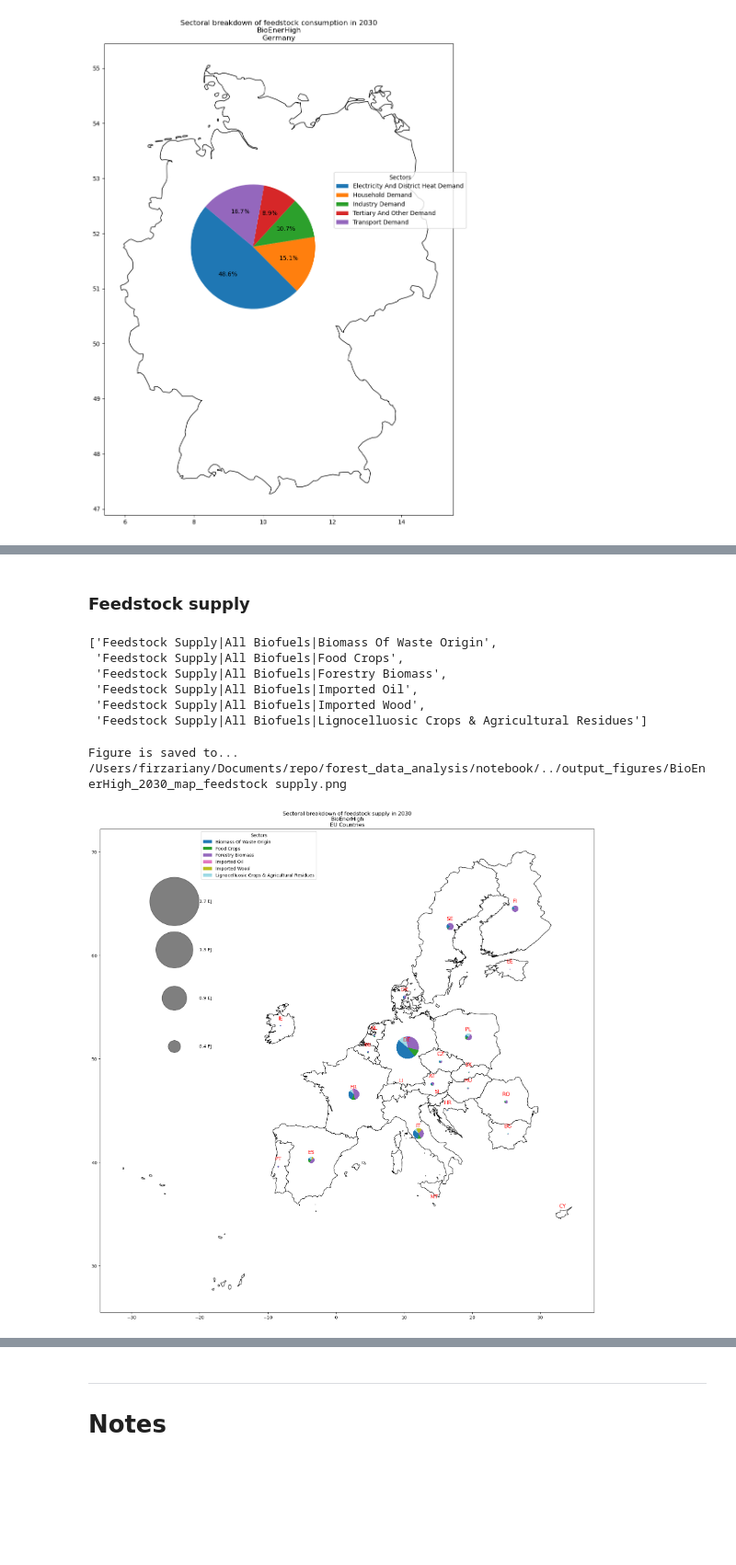
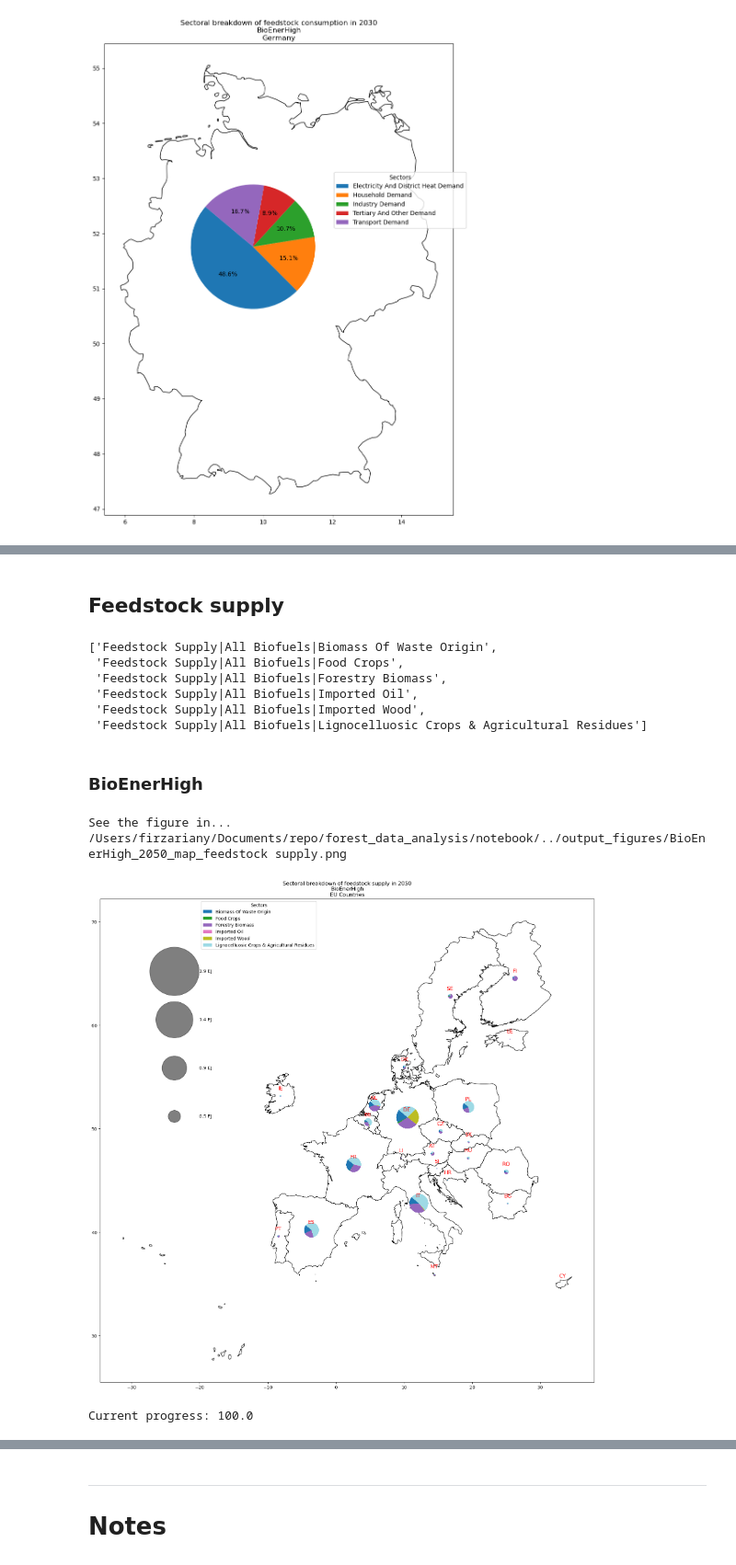
Before and after one commit to firzari/forest_data_analysis, a Jupyter notebook: notebook/D5.1_national_sectoral_demand.ipynb, the cells around one changed output, grey strips where cells are left out. Shown at 92% size. Drawn from its saved outputs; the diff is of its cells as text; code cells hidden in the pictures; blank space fills up the shorter version.

Commit message:
Map view for feedstock supply and consumption from 2015 to 2050

```diff
--- a/notebook/D5.1_national_sectoral_demand.ipynb
+++ b/notebook/D5.1_national_sectoral_demand.ipynb
@@ -153,3 +151,5 @@ Hi Sajid, I did the first try to set the pipeline into a function. See the parts
+# %%
+country_borders = gpd.read_file(f"{input_dir}/WORLD_BORDERS").set_index("ISO2")
 # %%
 def map_view_pie(
     list_eu_countries=eu_countries,
@@ -290,0 +291,7 @@ Figure is saved to... /Users/firzariany/Documents/repo/forest_data_analysis/note
+# %%
+y_to_loop = master_df.year
+
+for count, y in enumerate(y_to_loop):
+    clear_output(wait=True)
+    map_view_pie(sel_year=y)
+    print("Current progress:", np.round((count+1)/len(y_to_loop) * 100, 2))
@@ -290,0 +304,5 @@ Figure is saved to... /Users/firzariany/Documents/repo/forest_data_analysis/note
+# %%
+for count, y in enumerate(y_to_loop):
+    clear_output(wait=True)
+    map_view_pie(sel_year=y, sel_scenario="BioEnerLow")
+    print("Current progress:", np.round((count+1)/len(y_to_loop) * 100, 2))
@@ -290,0 +315,5 @@ Figure is saved to... /Users/firzariany/Documents/repo/forest_data_analysis/note
+# %%
+for count, y in enumerate(y_to_loop):
+    clear_output(wait=True)
+    map_view_pie(sel_year=y, sel_scenario="LimFor")
+    print("Current progress:", np.round((count+1)/len(y_to_loop) * 100, 2))
@@ -291,5 +324,5 @@ Figure is saved to... /Users/firzariany/Documents/repo/forest_data_analysis/note
 # %% [markdown]
-### Feedstock supply
+## Feedstock supply
 # %%
 # Excluding the granular detail of "Forestry biomass"
 excl_granular_forestry = (
@@ -309,9 +342,20 @@ excl_granular_forestry.filter(variable="Feedstock Supply|All Biofuels|*").variab
  'Feedstock Supply|All Biofuels|Imported Oil',
  'Feedstock Supply|All Biofuels|Imported Wood',
  'Feedstock Supply|All Biofuels|Lignocelluosic Crops & Agricultural Residues']
+# %% [markdown]
+### BioEnerHigh
 # %%
 # Plotting the breakdown of feedstock type
-map_view_pie(sel_var="Feedstock Supply|All Biofuels|*", scenario_data=excl_granular_forestry, fig_title="feedstock supply")
+for count, y in enumerate(y_to_loop):
+    clear_output(wait=True)
+    map_view_pie(
+        sel_var="Feedstock Supply|All Biofuels|*",
+        scenario_data=excl_granular_forestry,
+        fig_title="feedstock supply",
+        sel_year=y
+    )
+    print("Current progress:", np.round((count+1)/len(y_to_loop) * 100, 2))
 # %% [output]
-Figure is saved to... /Users/firzariany/Documents/repo/forest_data_analysis/notebook/../output_figures/BioEnerHigh_2030_map_feedstock supply.png
+See the figure in... /Users/firzariany/Documents/repo/forest_data_analysis/notebook/../output_figures/BioEnerHigh_2050_map_feedstock supply.png
-[figure, old version]
+[figure, new version]
+Current progress: 100.0
```
Also changed, not shown: parts of 16 cells of this notebook.
